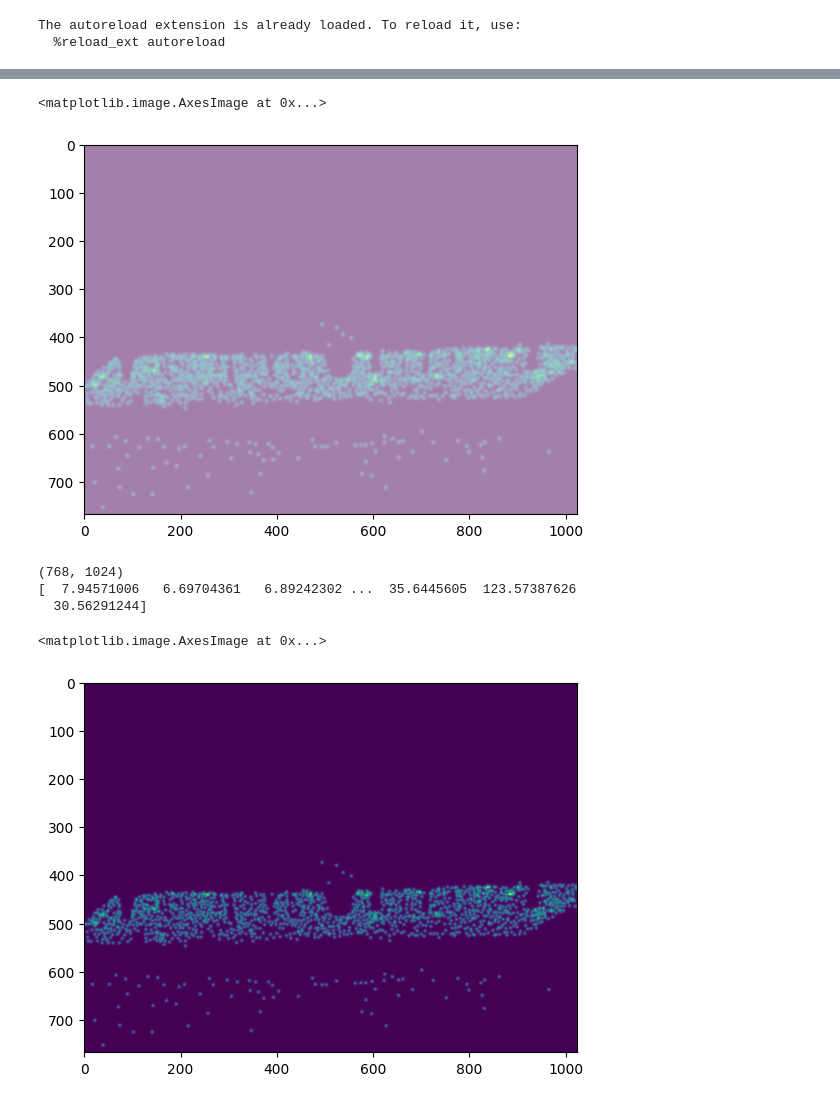
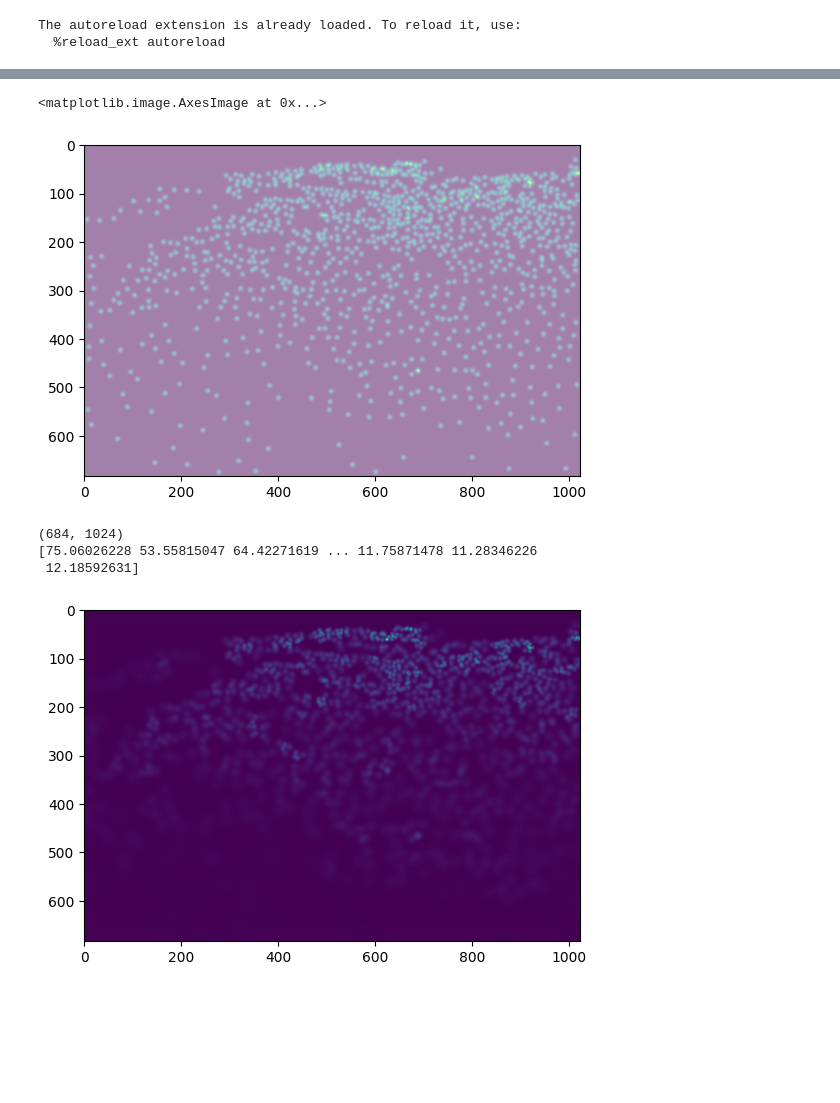
Before and after one commit to AADietrich/Crowd-Counting, a Jupyter notebook: loading_shanghaitech.ipynb, the cells around one changed output, grey strips where cells are left out. Saved outputs shown, nothing was run; the diff lists cells and outputs as text; code cells hidden in the pictures; blank space fills up the shorter version.

```diff
--- a/loading_shanghaitech.ipynb
+++ b/loading_shanghaitech.ipynb
@@ -4,14 +4,15 @@
 
 import numpy as np
 from matplotlib import pyplot as plt
+from matplotlib import cm
 import scipy.io
 import PIL.Image as pil
 import PIL.ImageFilter as pilf
 import ground_truth
 import cv2
 
-image_path = '../ShanghaiTech/part_A/train_data/images/IMG_1.jpg'
-truth_path = '../ShanghaiTech/part_A/train_data/ground-truth/GT_IMG_1.mat'
+image_path = '../ShanghaiTech/part_A/test_data/images/IMG_2.jpg'
+truth_path = '../ShanghaiTech/part_A/test_data/ground-truth/GT_IMG_2.mat'
 # %% [output]
 The autoreload extension is already loaded. To reload it, use:
   %reload_ext autoreload
@@ -94,15 +95,15 @@ heatMap = cv2.GaussianBlur(pointMap,(0,0),3,3)
 plt.imshow(heatMap, alpha=0.5)
 # %% [output]
 <matplotlib.image.AxesImage at 0x...>
-[figure, old version]
+[figure, new version]
 # %%
 print(str(pointMap.shape))
 print(str(ground_truth.findRadius(gt)))
-heatMap = ground_truth.gaussian(pointMap, gt)
+heatMap = ground_truth.gaussian(gt, (height,width))
 plt.imshow(heatMap)
+plt.savefig('sample_heatmap.png')
 # %% [output]
-(768, 1024)
-[  7.94571006   6.69704361   6.89242302 ...  35.6445605  123.57387626
-  30.56291244]
+(684, 1024)
+[75.06026228 53.55815047 64.42271619 ... 11.75871478 11.28346226
+ 12.18592631]
-<matplotlib.image.AxesImage at 0x...>
-[figure, old version]
+[figure, new version]
```
Also changed, not shown: parts of 7 cells of this notebook, 1 other file.
